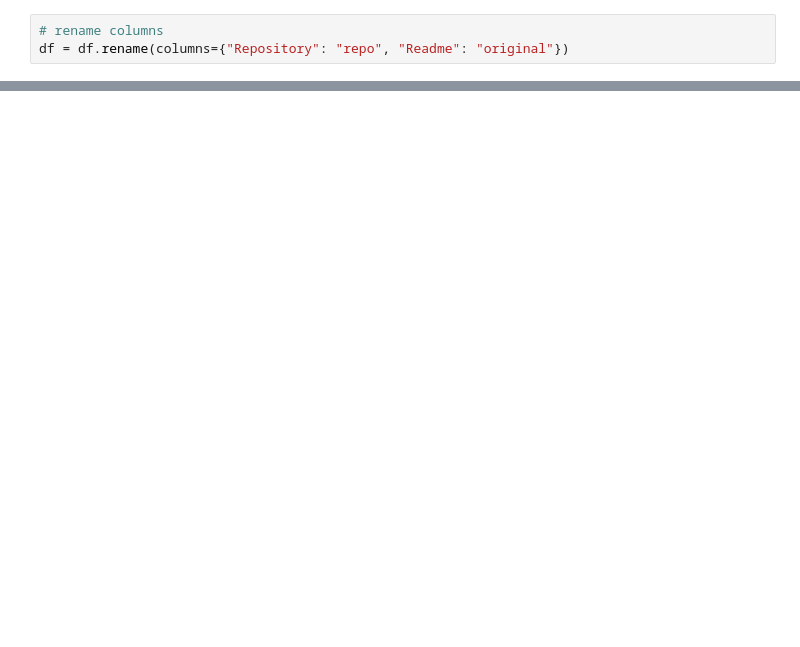
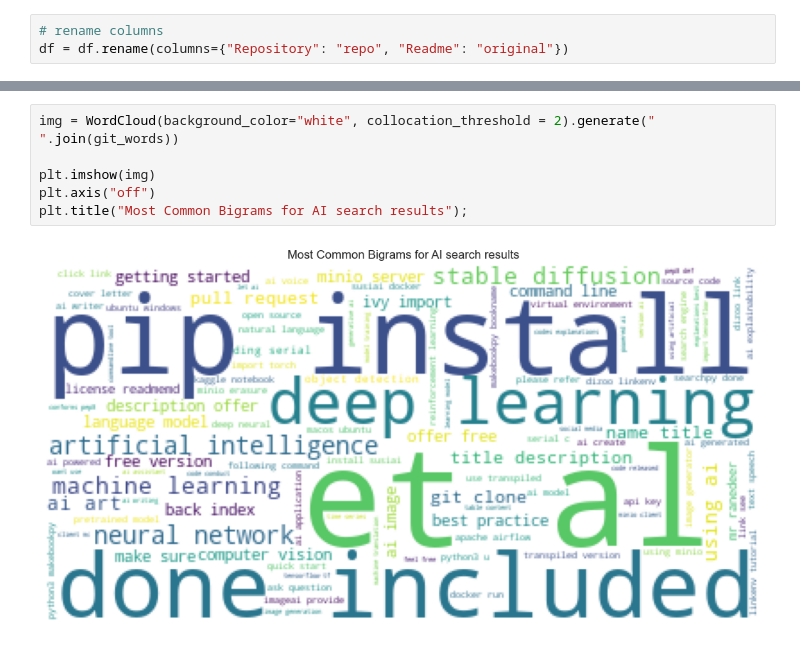
Before and after one commit to Keila-Camarillo/nlp_most_starred_repos, a Jupyter notebook: final_notebook.ipynb, the cells around one changed output, grey strips where cells are left out. Saved outputs shown, nothing was run; the diff lists cells and outputs as text; blank space fills up the shorter version.

```diff
--- a/final_notebook.ipynb
+++ b/final_notebook.ipynb
@@ -75,0 +115,8 @@ NameError: name 'all_freq' is not defined
+# %%
+img = WordCloud(background_color="white", collocation_threshold = 2).generate(" ".join(git_words))
+
+plt.imshow(img)
+plt.axis("off")
+plt.title("Most Common Bigrams for AI search results");
+# %% [output]
+[figure, added]
```
Also changed, not shown: parts of 12 cells of this notebook, 1 other file.
